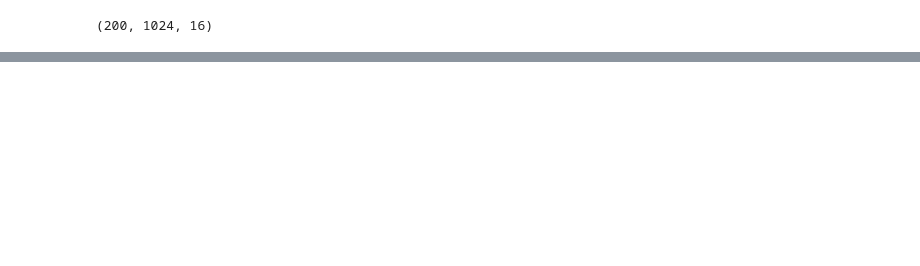
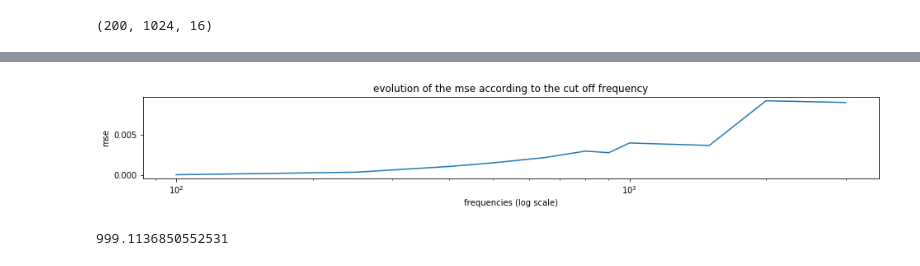
Before and after one commit to JoachimROSSEEL/AudioSuperResolution, a Jupyter notebook: super_resolution_melspectro.ipynb, the cells around one changed output, grey strips where cells are left out. Drawn from its saved outputs; the diff is of its cells as text; code cells hidden in the pictures; blank space fills up the shorter version.

```diff
--- a/super_resolution_melspectro.ipynb
+++ b/super_resolution_melspectro.ipynb
@@ -192,0 +232,14 @@ ipd.Audio(audio_path_record_in_fil)
+# %%
+
+mse16=[8*10e-6,4*10e-5,0.0011,0.00155,0.0022,0.003,0.0028,0.004,0.0037,0.00921,0.009]
+fig=plt.figure(figsize=(16, 4))
+ax=fig.add_subplot(2,1,1)
+
+plt.plot(fc,mse16,label="p=16")
+ax.set_xscale('log')
+plt.xlabel("frequencies (log scale)")
+plt.ylabel('mse')
+title("evolution of the mse according to the cut off frequency" )
+plt.show()
+# %% [output]
+[figure, added]
@@ -192,0 +248,4 @@ ipd.Audio(audio_path_record_in_fil)
+# %%
+print(mel_freq[436])
+# %% [output]
+999.1136850552531
```
Also changed, not shown: parts of 18 cells of this notebook.
